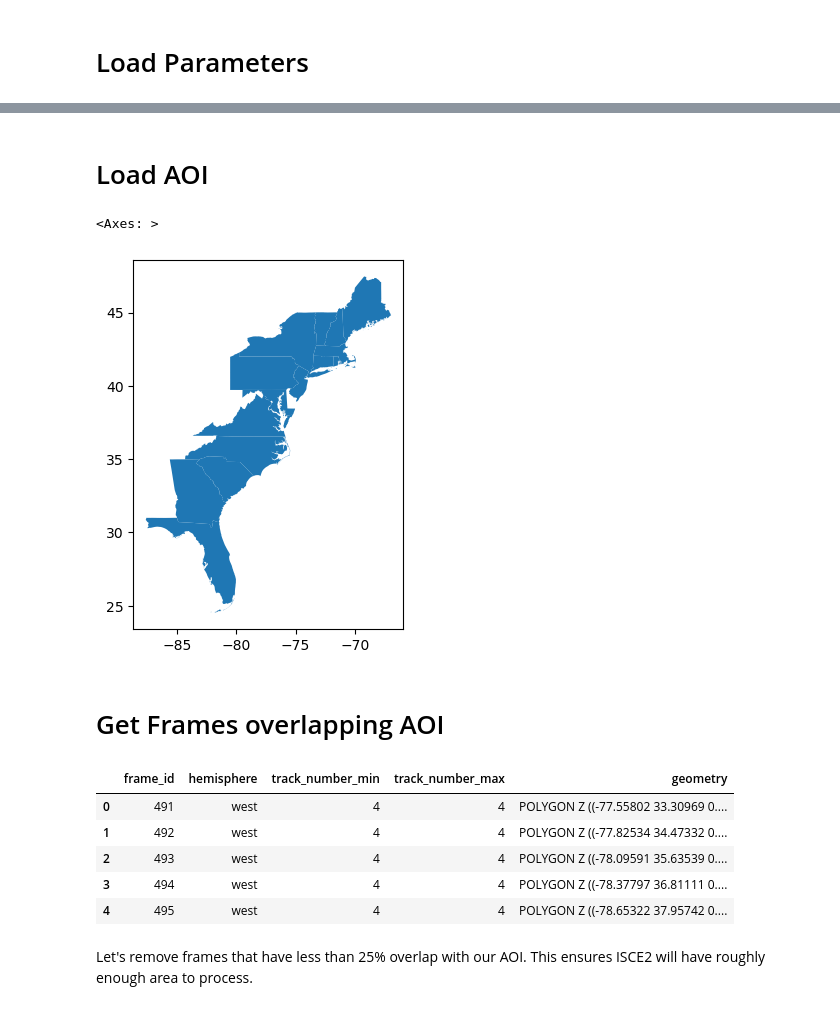
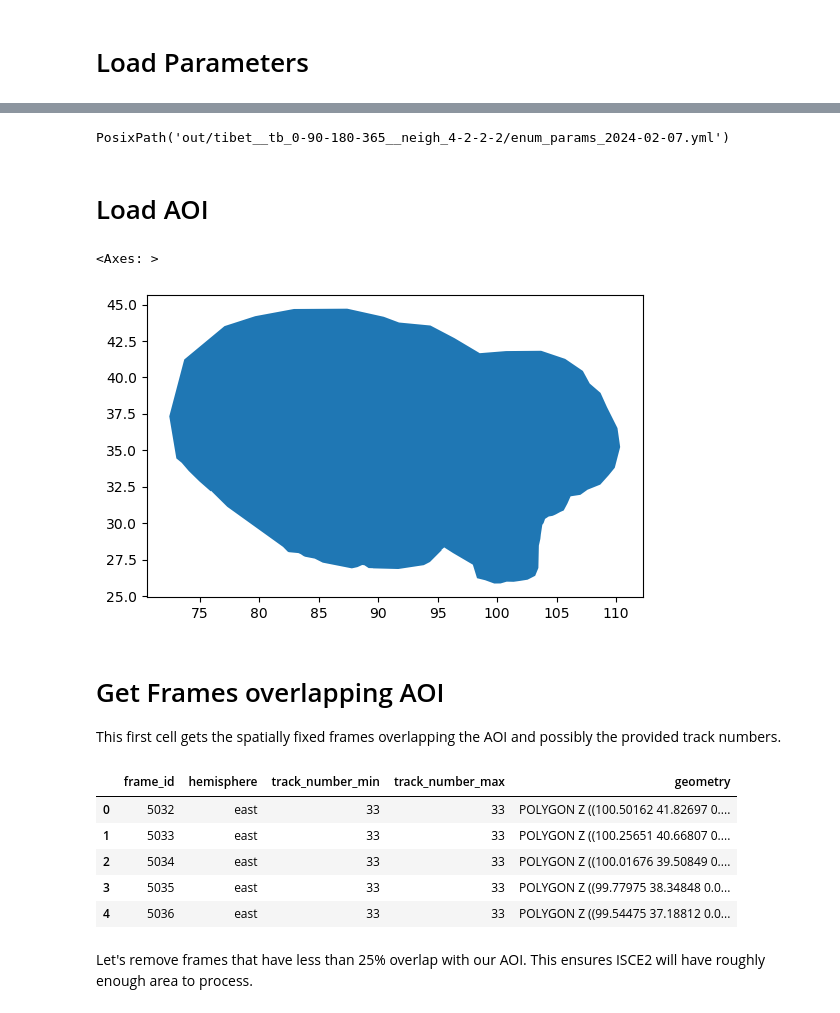
Before and after one commit to ACCESS-Cloud-Based-InSAR/Aria-Hyp3-GUNW-Frame-Submission, a Jupyter notebook: 1_Enumerating_A_Large_AOI.ipynb, the cells around one changed output, grey strips where cells are left out. Cells and saved outputs as stored; diff of their text form; code cells hidden in the pictures.

Commit message:
tibet example

```diff
--- a/1_Enumerating_A_Large_AOI.ipynb
+++ b/1_Enumerating_A_Large_AOI.ipynb
@@ -73,0 +47,3 @@ enum_dir.mkdir(exist_ok=True, parents=True)
+# %%
+PARAMS = enumParams.from_yaml(YAML_FILE)
+PARAMS.__dict__
@@ -74,26 +68,33 @@ enum_dir.mkdir(exist_ok=True, parents=True)
+# %%
+yaml_record = PARAMS.to_yaml()
+yaml_record
+# %% [output]
+PosixPath('out/tibet__tb_0-90-180-365__neigh_4-2-2-2/enum_params_2024-02-07.yml')
 # %% [markdown]
 # Load AOI
 # %%
-df_coastal_us = gpd.read_file(f'AOIs/{AOI_NAME}.geojson')
+df_aoi = gpd.read_file(PARAMS.aoi_geojson_path)
 # This ensures we only get the mainland part
-df_coastal_us.plot()
+df_aoi.plot()
 # %% [output]
 <Axes: >
-[figure, old version]
+[figure, new version]
 # %% [markdown]
 # Get Frames overlapping AOI
+
+This first cell gets the spatially fixed frames overlapping the AOI and possibly the provided track numbers.
 # %%
-aoi_geo = df_coastal_us.geometry.unary_union
-frames = get_overlapping_s1_frames(aoi_geo)
+aoi_geo = df_aoi.geometry.unary_union
+frames = get_overlapping_s1_frames(aoi_geo, track_numbers=PARAMS.track_numbers)
 df_frames_all = frames2gdf(frames)
 df_frames_all.head()
 # %% [output]
 |  | frame_id | hemisphere | track_number_min | track_number_max | geometry |
-| 0 | 491 | west | 4 | 4 | POLYGON Z ((-77.55802 33.30969 0.... |
-| 1 | 492 | west | 4 | 4 | POLYGON Z ((-77.82534 34.47332 0.... |
-| 2 | 493 | west | 4 | 4 | POLYGON Z ((-78.09591 35.63539 0.... |
-| 3 | 494 | west | 4 | 4 | POLYGON Z ((-78.37797 36.81111 0.... |
-| 4 | 495 | west | 4 | 4 | POLYGON Z ((-78.65322 37.95742 0.... |
+| 0 | 5032 | east | 33 | 33 | POLYGON Z ((100.50162 41.82697 0.... |
+| 1 | 5033 | east | 33 | 33 | POLYGON Z ((100.25651 40.66807 0.... |
+| 2 | 5034 | east | 33 | 33 | POLYGON Z ((100.01676 39.50849 0.... |
+| 3 | 5035 | east | 33 | 33 | POLYGON Z ((99.77975 38.34848 0.0... |
+| 4 | 5036 | east | 33 | 33 | POLYGON Z ((99.54475 37.18812 0.0... |
 # %% [markdown]
 Let's remove frames that have less than 25% overlap with our AOI. This ensures ISCE2 will have roughly enough area to process.
 # %%
```
Also changed, not shown: parts of 26 cells of this notebook, 6 other files.
